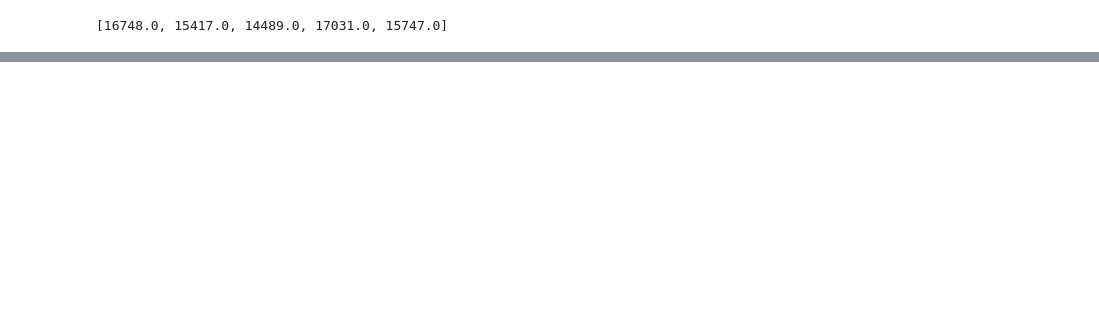
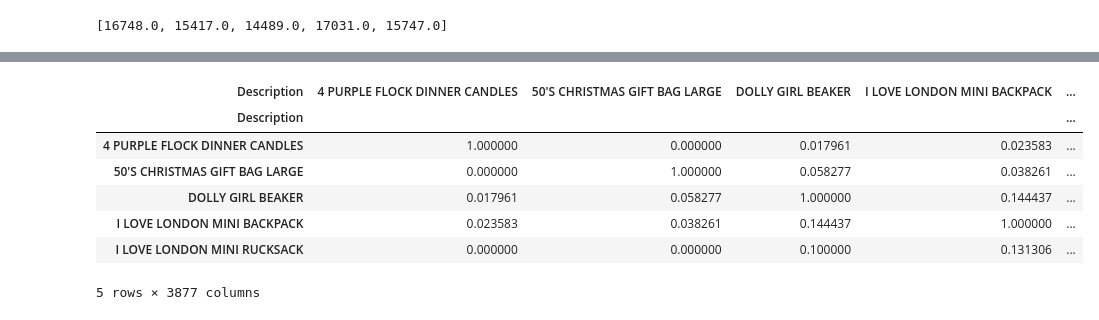
Before and after one commit to LeonardoSMSoares/Recommender-Systems-with-Python, a Jupyter notebook: Applied Recommender Systems with Python/Ch4 - Collaborative Filtering Part 1.ipynb, the cells around one changed output, grey strips where cells are left out. Saved outputs shown, nothing was run; the diff lists cells and outputs as text; code cells hidden in the pictures; blank space fills up the shorter version.

```diff
--- a/Applied Recommender Systems with Python/Ch4 - Collaborative Filtering Part 1.ipynb
+++ b/Applied Recommender Systems with Python/Ch4 - Collaborative Filtering Part 1.ipynb
@@ -340,0 +384,17 @@ Items bought by Similar users based on KNN
+# %%
+items_purchase = items_purchase.applymap(encode_units)
+
+item_similarity = cosine_similarity(items_purchase)
+
+item_similarity_df = pd.DataFrame(item_similarity,index=items_purchase.index,columns=items_purchase.index)
+
+item_similarity_df.head()
+# %% [output]
+| Description | 4 PURPLE FLOCK DINNER CANDLES | 50'S CHRISTMAS GIFT BAG LARGE | DOLLY GIRL BEAKER | I LOVE LONDON MINI BACKPACK | ... |
+| Description |  |  |  |  | ... |
+| 4 PURPLE FLOCK DINNER CANDLES | 1.000000 | 0.000000 | 0.017961 | 0.023583 | ... |
+| 50'S CHRISTMAS GIFT BAG LARGE | 0.000000 | 1.000000 | 0.058277 | 0.038261 | ... |
+| DOLLY GIRL BEAKER | 0.017961 | 0.058277 | 1.000000 | 0.144437 | ... |
+| I LOVE LONDON MINI BACKPACK | 0.023583 | 0.038261 | 0.144437 | 1.000000 | ... |
+| I LOVE LONDON MINI RUCKSACK | 0.000000 | 0.000000 | 0.100000 | 0.131306 | ... |
+5 rows × 3877 columns
```
Also changed, not shown: parts of 16 cells of this notebook.
